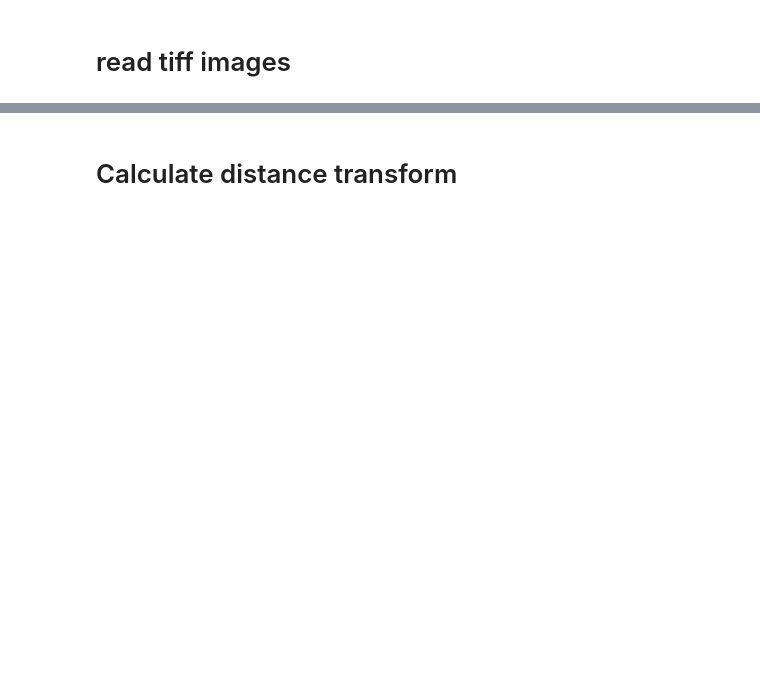
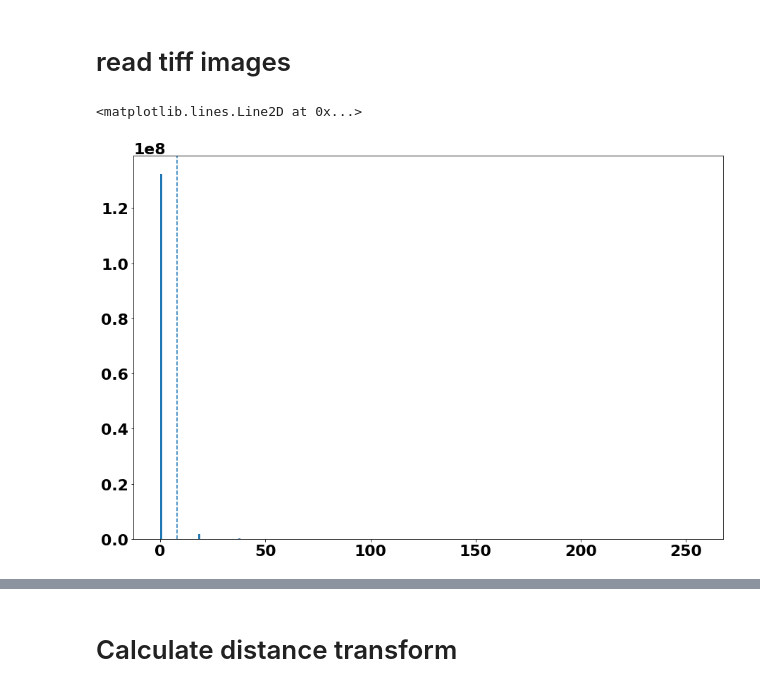
Before and after one commit to wgiese/zebrafish_xenograft_analysis, a Jupyter notebook: notebooks/calculate-tumor-macrophage-distance-3D.ipynb, the cells around one changed output, grey strips where cells are left out. Cells and saved outputs as stored; diff of their text form; code cells hidden in the pictures; blank space fills up the shorter version.

Commit message:
changed notebooks for new movie structure

```diff
--- a/notebooks/calculate-tumor-macrophage-distance-3D.ipynb
+++ b/notebooks/calculate-tumor-macrophage-distance-3D.ipynb
@@ -30,16 +32,28 @@ print(parameters)
 # %% [markdown]
 # read tiff images
 # %%
-data_folder = parameters["data_folder"]
-macrophage_file = "/200825/Macrophages-200825-Position-3-movie.tif"
+#data_folder = parameters["data_folder"]
+data_folder = '/home/ebauman/Data/zebrafish_xenograft/03_Processed_Data/3D/'
 
-im_macrophages = np.array(io.imread(data_folder + macrophage_file))
-print(np.max(im_macrophages))
-print(np.min(im_macrophages))
-im_macrophages.shape
+#macrophage_file = "/200825/Macrophages-200825-Position-3-movie.tif"
+#im_macrophages = np.array(io.imread(data_folder + macrophage_file))
+#print(np.max(im_macrophages))
+#print(np.min(im_macrophages))
+#im_macrophages.shape
 #im_macrophages = gaussian_filter(im_macrophages, sigma= 5)
+
+filename = "200804_LBT070_1dpi_Pos001.tif"
+filename_short = "200804_Pos001"
+im = np.array(io.imread(data_folder + filename))
+im_tumor = im[:,:,:,:,0]
+im_macrophages = im[:,:,:,:,1]
+im_vessel = im[:,:,:,:,2]
+
 fig, ax = plt.subplots(figsize=(15,10))
 ax.hist(im_macrophages[0,:,:,:].flatten(),bins=255)
 thresh_val_macrophages = 8
 ax.axvline(thresh_val_macrophages , linestyle = "dashed")
+# %% [output]
+<matplotlib.lines.Line2D at 0x...>
+[figure, added]
 # %%
```
Also changed, not shown: parts of 7 cells of this notebook, 4 other files.
